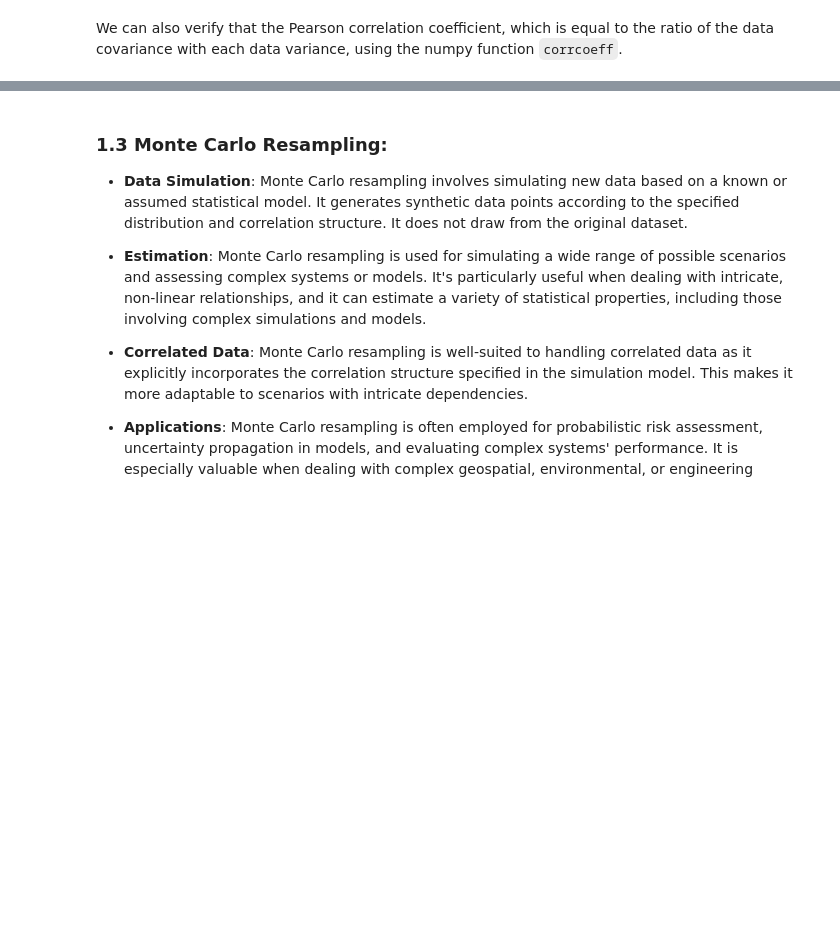
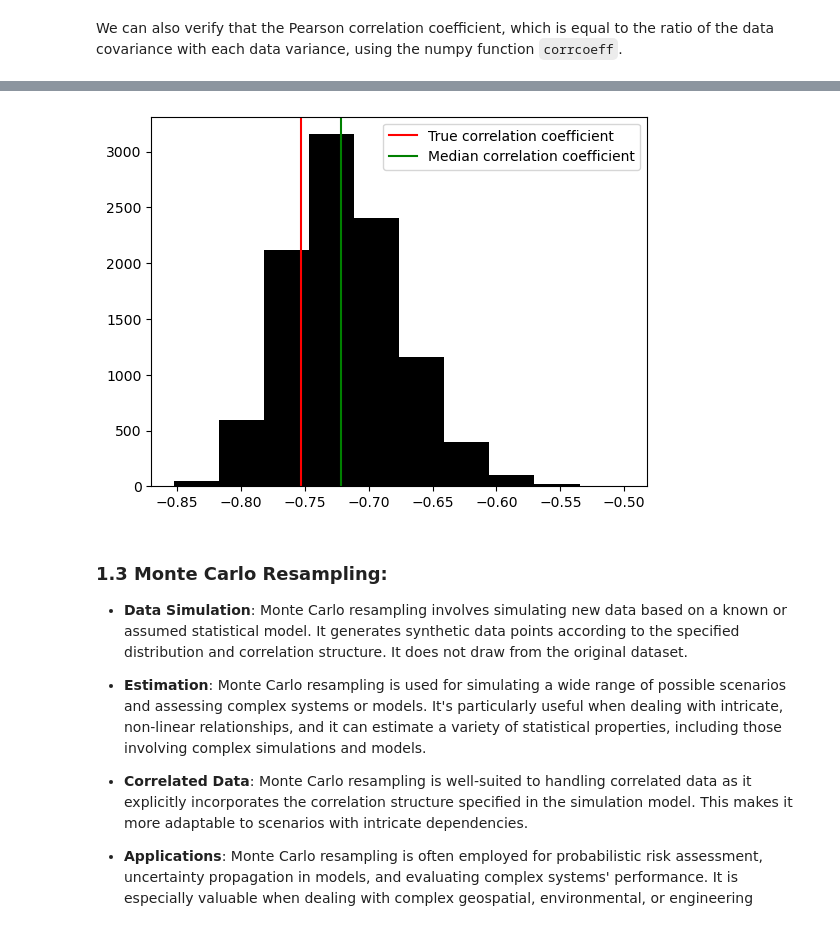
Before and after one commit to geo-smart/mlgeo, a Jupyter notebook: book/Chapter2-DataManipulation/2.6_resampling.ipynb, the cells around one changed output, grey strips where cells are left out. Cells and saved outputs as stored; diff of their text form; code cells hidden in the pictures; blank space fills up the shorter version.

```diff
--- a/book/Chapter2-DataManipulation/2.6_resampling.ipynb
+++ b/book/Chapter2-DataManipulation/2.6_resampling.ipynb
@@ -146,3 +167,29 @@ print('The correlation coefficient is: ' + str(correlation_matrix[0,1]) + '.')
+# %%
+number_runs =100
+# %%
+# Create an array that will keep track of the outputs of our resampling loop. In this case, we just want to record the correlation coefficient of each new sample.
+corr_coef_collector = np.zeros([number_runs, 1])
+
+# Let's also get the length of the subset
+length_sub = len(subset)
+
+# Now, for each run
+for i in range(number_runs):
+    # We want to draw length_sub samples WITH REPLACEMENT
+    new_pairs = rng.choice(subset, size=length_sub, replace=True)
+    # Calculate and store the correlation coefficient
+    corr_coef_collector[i] = np.corrcoef(new_pairs[:, 0], new_pairs[:, 1])[0,1]
+
+# Plot up the corr_coef_collector values
+plt.hist(corr_coef_collector, color='black')
+
+# Show the true correlation coefficient
+plt.axvline(x=correlation_matrix[0,1], color='red')
+plt.axvline(x=np.median(corr_coef_collector), color='green')
+plt.legend(['True correlation coefficient', 'Median correlation coefficient'])
+plt.show()
+# %% [output]
+[figure, added]
 # %% [markdown]
 ### 1.3 Monte Carlo Resampling:
 
```
Also changed, not shown: parts of 4 cells of this notebook, 2 other files.
